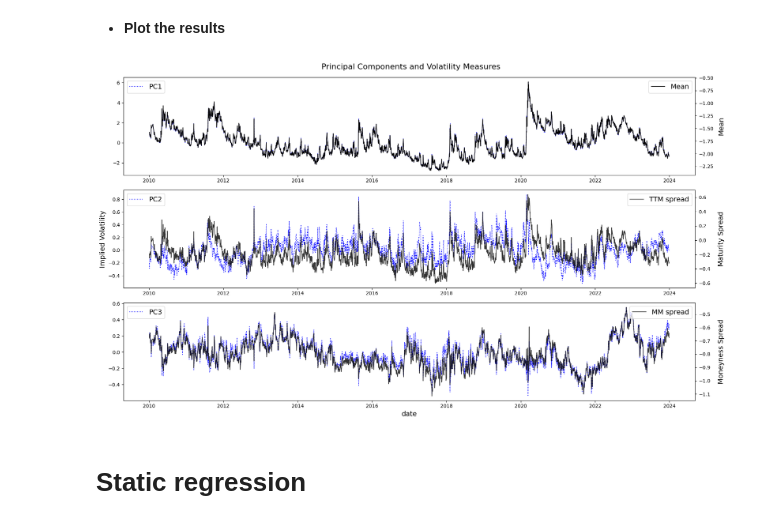
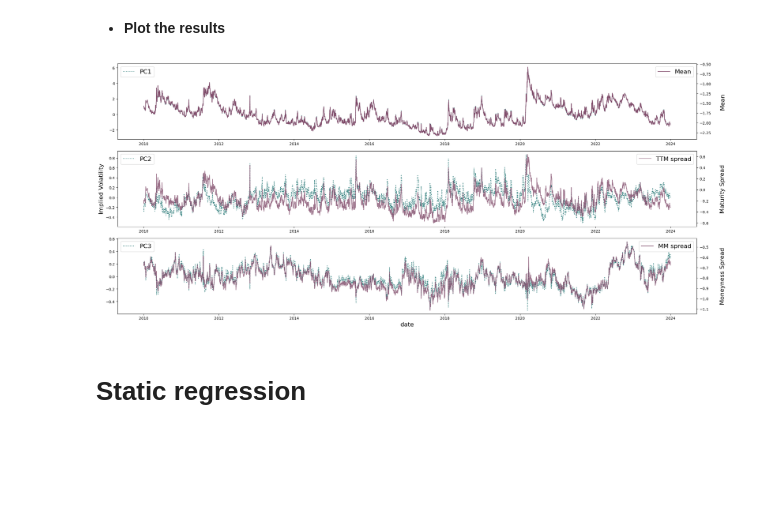
Before and after one commit to euanbronsky8/Thesis, a Jupyter notebook: 2. Prelim. Analysis.ipynb, the cells around one changed output. Cells and saved outputs as stored; diff of their text form; code cells hidden in the pictures; blank space fills up the shorter version.

```diff
--- a/2. Prelim. Analysis.ipynb
+++ b/2. Prelim. Analysis.ipynb
@@ -118,14 +116,25 @@ plt.show()
 sigma_delta = data['delta_fun'].std()
 sigma_t = data['dte'].std()
 
-# Compute distance
-data['distance'] = ((data['delta_fun'] - data['delta_star'])**2 / sigma_delta**2 + (data['dte'] - data['t_star'])**2 / sigma_t**2)
+# Adjust the DataFrame
+data = data.assign(
+    forward_price = np.exp(data['r'] * data['T']) * data['underlying_last'],
+    M = lambda x: np.log(x['strike'] / x['forward_price']) / np.sqrt(x['T']),
+    log_iv=np.log(data['iv_fun']),
+    moneyness_squared=lambda x: x['M'] **2,
+    interaction= lambda x: x['T'] * x['M'],
+    constant=1,
+    distance = ((data['delta_fun'] - data['delta_star'])**2 / sigma_delta**2 + (data['dte'] - data['t_star'])**2 / sigma_t**2)
+).sort_values(['quote_date', 'moneyness_group', 'maturity_group']).reset_index(drop=True)
 
 # Locate the index of the groups that minimizes that respective groups distance
 df_selected = data.loc[data.groupby(['quote_date','moneyness_group', 'maturity_group'])['distance'].idxmin()].reset_index(drop=True)
 
-# Compute the log implied volatility
-df_selected['log_iv'] = np.log(df_selected['iv_fun'])
+# Maintain only groups with length 24 and sort the dates
+df_selected = df_selected.groupby('quote_date').filter(lambda x: len(x) == 24)
+
+# Dates
+dates = np.sort(df_selected['quote_date'].unique())
 # %% [markdown]
 - **Reshape the data and demean**
 # %%
@@ -332,73 +342,55 @@ if np.corrcoef(PC3, mm_spread)[0, 1] < 0:
 # %% [markdown]
 - **Plot the results**
 # %%
-# Create helper function for the legend
-#def add_legend(ax_left, ax_right, loc='lower left'):
- #   lines1, labels1 = ax_left.get_legend_handles_labels()
-  #  lines2, labels2 = ax_right.get_legend_handles_labels()
-   # ax_left.legend(lines1 + lines2, labels1 + labels2, loc=loc)
-
 # Define plotting environment
-fig, axes = plt.subplots(3, 1, figsize=(18, 10))
+fig, axes = plt.subplots(3, 1, figsize=(23, 10))
 
 # Plot the mean series
 ax1 = axes[0]
 ax2 = ax1.twinx()
-ax1.plot(df_pivot.index, PC1, label = 'PC1', color = 'blue', linestyle = ':', linewidth = 1.2)
-ax2.plot(df_pivot.index, mean_series, color = 'black', label = 'Mean', alpha=1, linewidth = 1.2)
-#add_legend(ax1, ax2, loc='upper left')
-#ax1.set_ylabel('Implied Volatility', fontsize=10)
-#ax1.set_title('Factor 1 vs. Average Implied Volatility', fontsize=11)
-ax2.set_ylabel('Mean', fontsize=14)
+ax1.plot(df_pivot.index, PC1, label = 'PC1', color = '#3b8583', linestyle = ':', linewidth = 1.5)
+ax2.plot(df_pivot.index, mean_series, color = '#804a69', label = 'Mean', alpha=1, linewidth = 1.5)
+ax2.set_ylabel('Mean', fontsize=16)
 
 # PC legend (top)
-ax1.legend(loc='upper left', fontsize=14)
+ax1.legend(loc='upper left', fontsize=16)
 
 # Mean legend (bottom)
-ax2.legend(loc='upper right', fontsize=14)
+ax2.legend(loc='upper right', fontsize=16)
 
 # Plot the time-to-maturity spread
 ax3 = axes[1]
 ax4 = ax3.twinx()
-ax3.plot(df_pivot.index, PC2, label = 'PC2', color='blue', linestyle = ':', linewidth = 1.2)
-ax4.plot(df_pivot.index, ttm_spread, color='black', label = 'TTM spread', alpha=0.8, linewidth=1.2)
-#add_legend(ax3, ax4, loc='upper left')
-#ax3.set_title('Factor 2 vs. Slope of Volatility Term Structure', fontsize=11)
-ax3.set_ylabel('Implied Volatility', fontsize=14)
-ax4.set_ylabel('Maturity Spread', fontsize=14)
+ax3.plot(df_pivot.index, PC2, label = 'PC2', color='#3b8583', linestyle = ':', linewidth = 1.7, alpha = 1)
+ax4.plot(df_pivot.index, ttm_spread, color='#804a69', label = 'TTM spread', alpha=0.8, linewidth=1.5)
+ax3.set_ylabel('Implied Volatility', fontsize=16)
+ax4.set_ylabel('Maturity Spread', fontsize=16)
 
 # Second subplot
-ax3.legend(loc='upper left', fontsize = 14)   # PC2
-ax4.legend(loc='upper right', fontsize = 14)   # TTM spread
+ax3.legend(loc='upper left', fontsize = 16)   # PC2
+ax4.legend(loc='upper right', fontsize = 16)   # TTM spread
 
 # Plot the moneyness spread
 ax5 = axes[2]
 ax6 = ax5.twinx()
-ax5.plot(df_pivot.index, PC3, label = 'PC3', color='blue', linestyle = ':', linewidth = 1.2)
-ax6.plot(df_pivot.index, mm_spread, color = 'black', label = 'MM spread', alpha=0.8, linewidth = 1.2)
-ax5.set_xlabel('date', fontsize=14)
-#add_legend(ax5, ax6, loc='upper left')
-#ax5.set_title('Factor 3 vs. Slope of Volatility Smile', fontsize=11)
-#ax5.set_ylabel('Implied Volatility', fontsize=10)
-ax6.set_ylabel('Moneyness Spread', fontsize=14)
+ax5.plot(df_pivot.index, PC3, label = 'PC3', color='#3b8583', linestyle = ':', linewidth = 1.7, alpha=1)
+ax6.plot(df_pivot.index, mm_spread, color = '#804a69', label = 'MM spread', alpha=0.8, linewidth = 1.5)
+ax5.set_xlabel('date', fontsize=16)
+ax6.set_ylabel('Moneyness Spread', fontsize=16)
 
 # Third subplot
-ax5.legend(loc='upper left', fontsize = 14)   # PC3
-ax6.legend(loc='upper right', fontsize = 14)
-
-#for ax in axes.flat:
-    #ax.grid(True, alpha=0.5)
+ax5.legend(loc='upper left', fontsize = 16)   # PC3
+ax6.legend(loc='upper right', fontsize = 16)
 
 # Plot the results
 plt.tight_layout()
-fig.suptitle('Principal Components and Volatility Measures', fontsize=16, y=1.02)
 fig.align_ylabels(axes)
 for ax in [ax2, ax4, ax6]:
     ax.yaxis.set_label_coords(1.04, 0.5)
-plt.savefig("/Users/euanbronsky/Downloads/pca.plot.pdf", bbox_inches='tight')
+plt.savefig("/Users/euanbronsky/Downloads/pcaa.plot.png", bbox_inches='tight')
 plt.show()
 # %% [output]
-[figure, old version]
+[figure, new version]
 # %% [markdown]
 # **Static regression**
 # %% [markdown]
```
Also changed, not shown: parts of 14 cells of this notebook.
